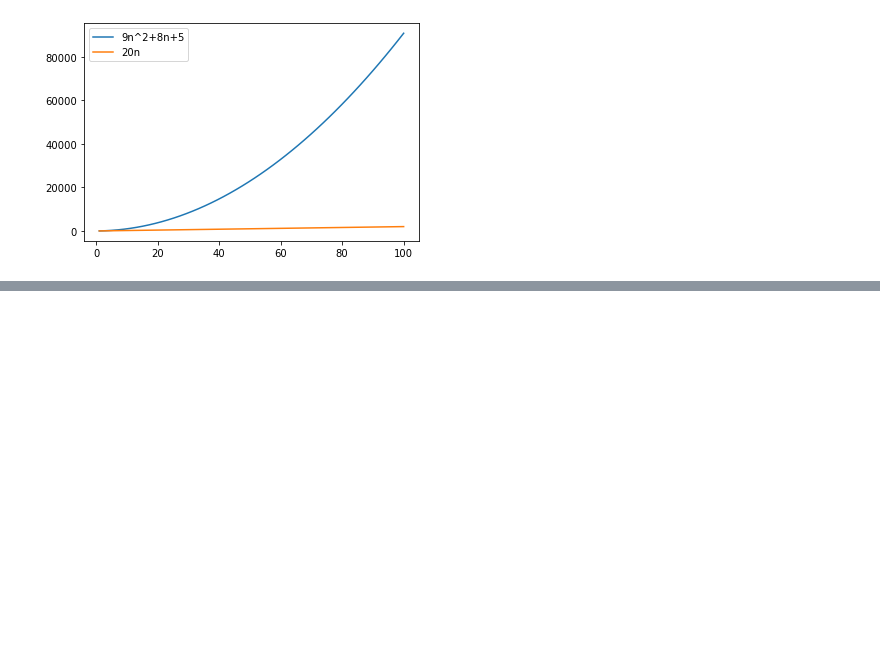
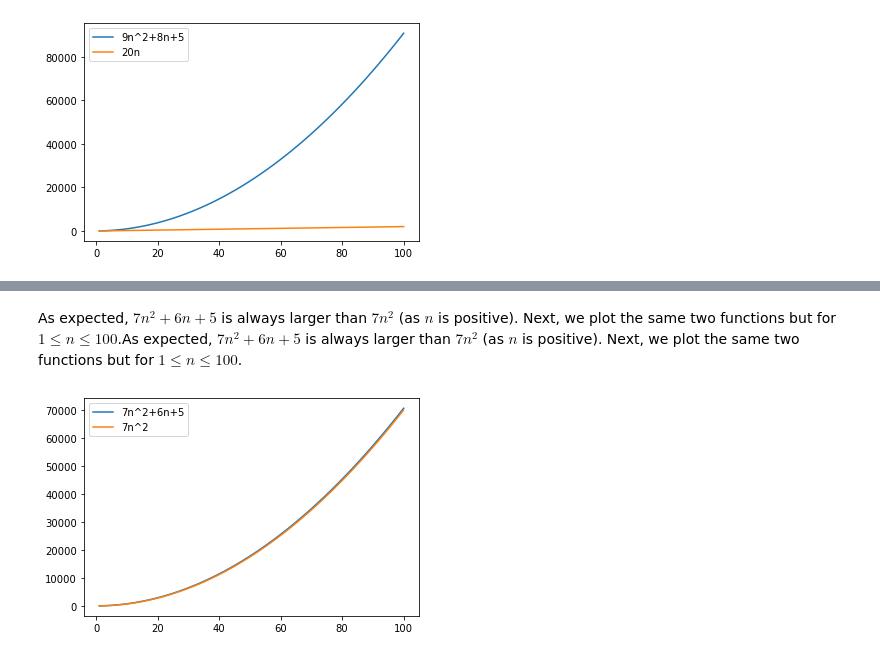
Before and after one commit to AayushTyagi1/Analyzing-Big-O-Notation, a Jupyter notebook: Analyzing Big-O Notation.ipynb, the cells around one changed output, grey strips where cells are left out. Saved outputs shown, nothing was run; the diff lists cells and outputs as text; code cells hidden in the pictures; blank space fills up the shorter version.

```diff
--- a/Analyzing Big-O Notation.ipynb
+++ b/Analyzing Big-O Notation.ipynb
@@ -35,0 +58,10 @@ plt.show()
+# %% [markdown]
+As expected, $7n^2+6n+5$ is always larger than $7n^2$ (as $n$ is positive). Next, we plot the same two functions but for $1 \le n \le 100$.As expected, $7n^2+6n+5$ is always larger than $7n^2$ (as $n$ is positive). Next, we plot the same two functions but for $1 \le n \le 100$.
+# %%
+n = np.linspace(1, 100)
+plt.plot(n, 7 * n * n + 6 * n + 5, label="7n^2+6n+5")
+plt.plot(n, 7 * n * n, label="7n^2")
+plt.legend(loc='upper left')
+plt.show()
+# %% [output]
+[figure, added]
```
Also changed, not shown: parts of 10 cells of this notebook.
